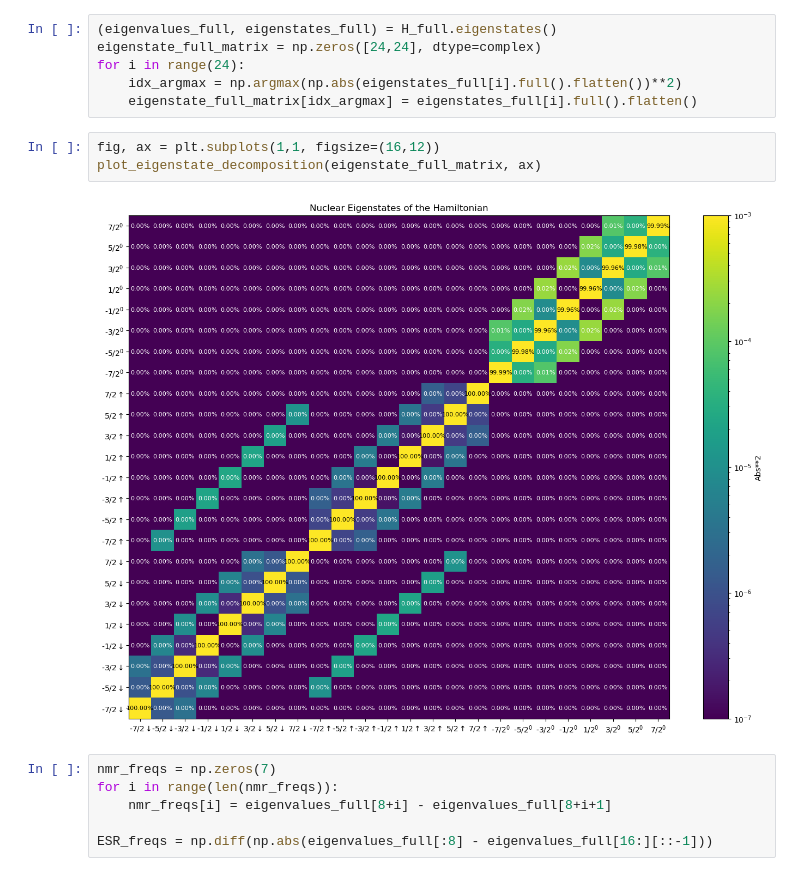
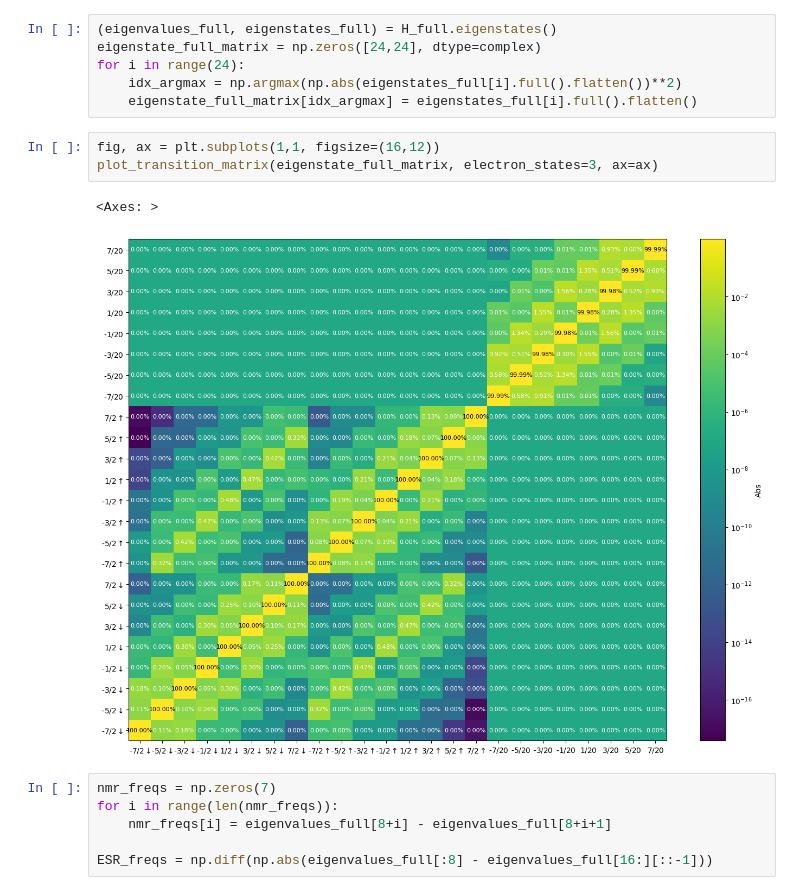
Before and after one commit to arjenvaartjes/Psyduck, a Jupyter notebook: examples/ionization shock/ionization_shock_direct_projection.ipynb, the cells around one changed output. Cells and saved outputs as stored; diff of their text form.

```diff
--- a/examples/ionization shock/ionization_shock_direct_projection.ipynb
+++ b/examples/ionization shock/ionization_shock_direct_projection.ipynb
@@ -64,9 +65,10 @@ for i in range(24):
     eigenstate_full_matrix[idx_argmax] = eigenstates_full[i].full().flatten()
 # %%
 fig, ax = plt.subplots(1,1, figsize=(16,12))
-plot_eigenstate_decomposition(eigenstate_full_matrix, ax)
+plot_transition_matrix(eigenstate_full_matrix, electron_states=3, ax=ax)
 # %% [output]
+<Axes: >
-[figure, old version]
+[figure, new version]
 # %%
 nmr_freqs = np.zeros(7)
 for i in range(len(nmr_freqs)):
```
Also changed, not shown: parts of 4 cells of this notebook.
